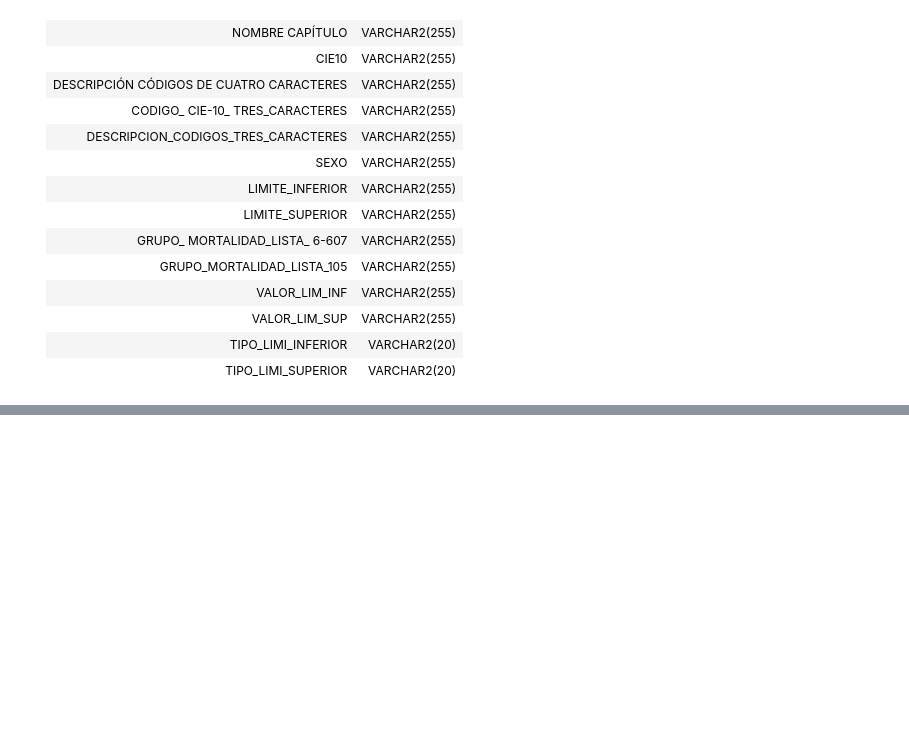
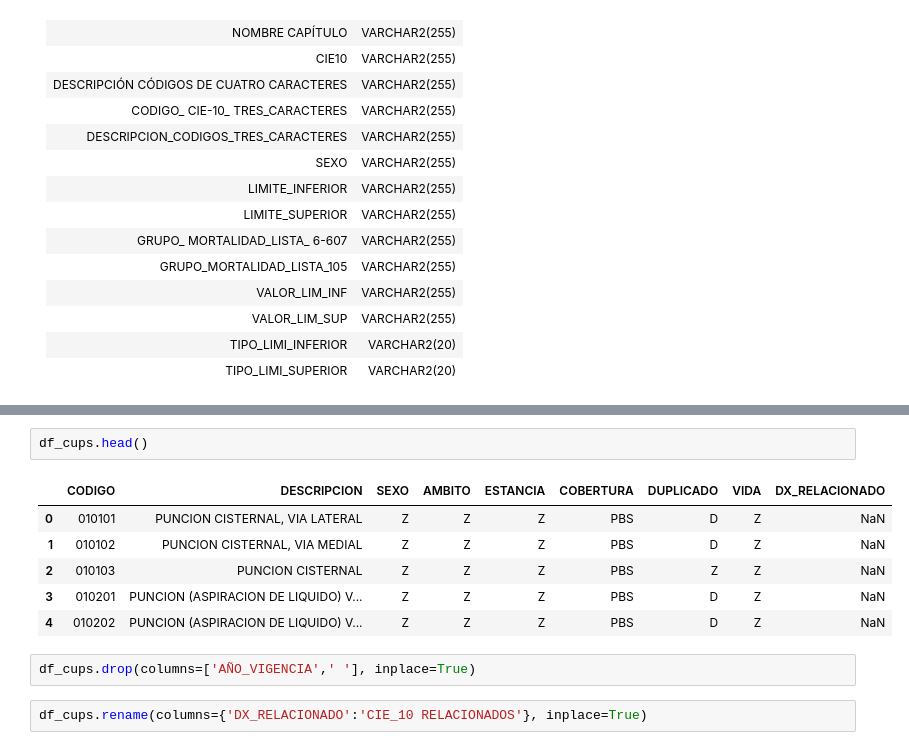
Before and after one commit to Guerrero1442/actualizacion_parametricas_upc, a Jupyter notebook: notebooks/actualizacion_parametricas_upc.ipynb, the cells around one changed output, grey strips where cells are left out. Drawn from its saved outputs; the diff is of its cells as text; blank space fills up the shorter version.

```diff
--- a/notebooks/actualizacion_parametricas_upc.ipynb
+++ b/notebooks/actualizacion_parametricas_upc.ipynb
@@ -149,0 +258,13 @@ df.to_sql('tbl_suf_cie10_2024', con=engine, if_exists='append', index=False)
+# %%
+df_cups.head()
+# %% [output]
+|  | CODIGO | DESCRIPCION | SEXO | AMBITO | ESTANCIA | COBERTURA | DUPLICADO | VIDA | DX_RELACIONADO |
+| 0 | 010101 | PUNCION CISTERNAL, VIA LATERAL | Z | Z | Z | PBS | D | Z | NaN |
+| 1 | 010102 | PUNCION CISTERNAL, VIA MEDIAL | Z | Z | Z | PBS | D | Z | NaN |
+| 2 | 010103 | PUNCION CISTERNAL | Z | Z | Z | PBS | Z | Z | NaN |
+| 3 | 010201 | PUNCION (ASPIRACION DE LIQUIDO) V... | Z | Z | Z | PBS | D | Z | NaN |
+| 4 | 010202 | PUNCION (ASPIRACION DE LIQUIDO) V... | Z | Z | Z | PBS | D | Z | NaN |
+# %%
+df_cups.drop(columns=['AÑO_VIGENCIA',' '], inplace=True)
+# %%
+df_cups.rename(columns={'DX_RELACIONADO':'CIE_10 RELACIONADOS'}, inplace=True)
```
Also changed, not shown: parts of 32 cells of this notebook.
